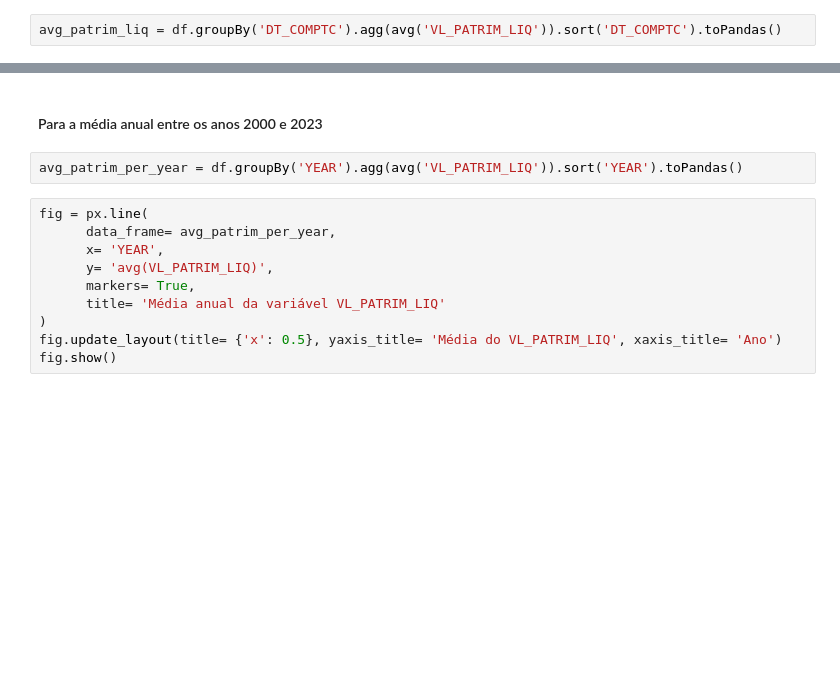
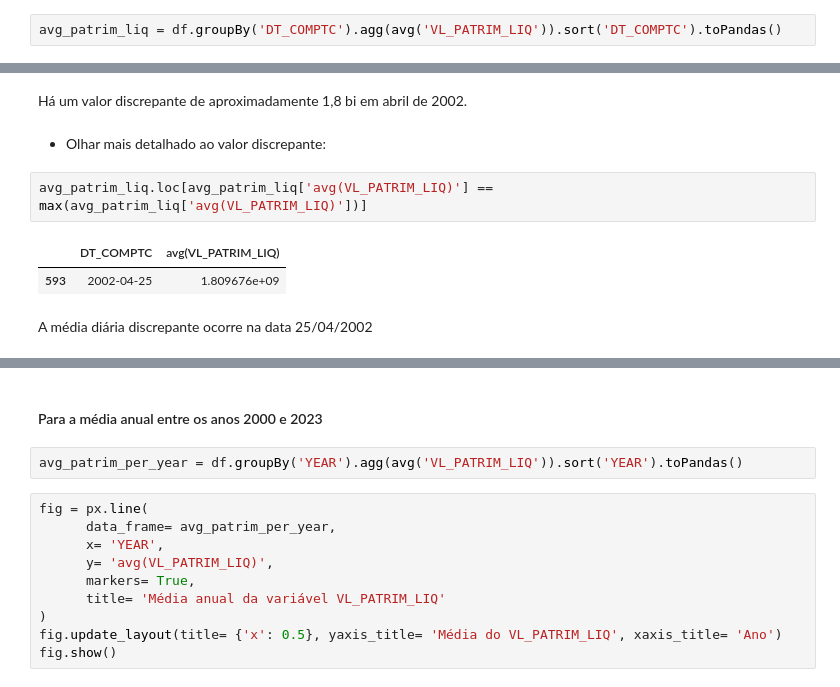
Before and after one commit to PauloMarvin/ETL-CVM, a Jupyter notebook: 02_data_analysis_spark.ipynb, the cells around one changed output, grey strips where cells are left out. Cells and saved outputs as stored; diff of their text form; blank space fills up the shorter version.

```diff
--- a/02_data_analysis_spark.ipynb
+++ b/02_data_analysis_spark.ipynb
@@ -681,0 +794,11 @@ fig.show()
+# %% [markdown]
+Há um valor discrepante de aproximadamente 1,8 bi em abril de 2002.
+# %% [markdown]
+* Olhar mais detalhado ao valor discrepante:
+# %%
+avg_patrim_liq.loc[avg_patrim_liq['avg(VL_PATRIM_LIQ)'] == max(avg_patrim_liq['avg(VL_PATRIM_LIQ)'])]
+# %% [output]
+|  | DT_COMPTC | avg(VL_PATRIM_LIQ) |
+| 593 | 2002-04-25 | 1.809676e+09 |
+# %% [markdown]
+A média diária discrepante ocorre na data 25/04/2002
```
Also changed, not shown: parts of 61 cells of this notebook.
